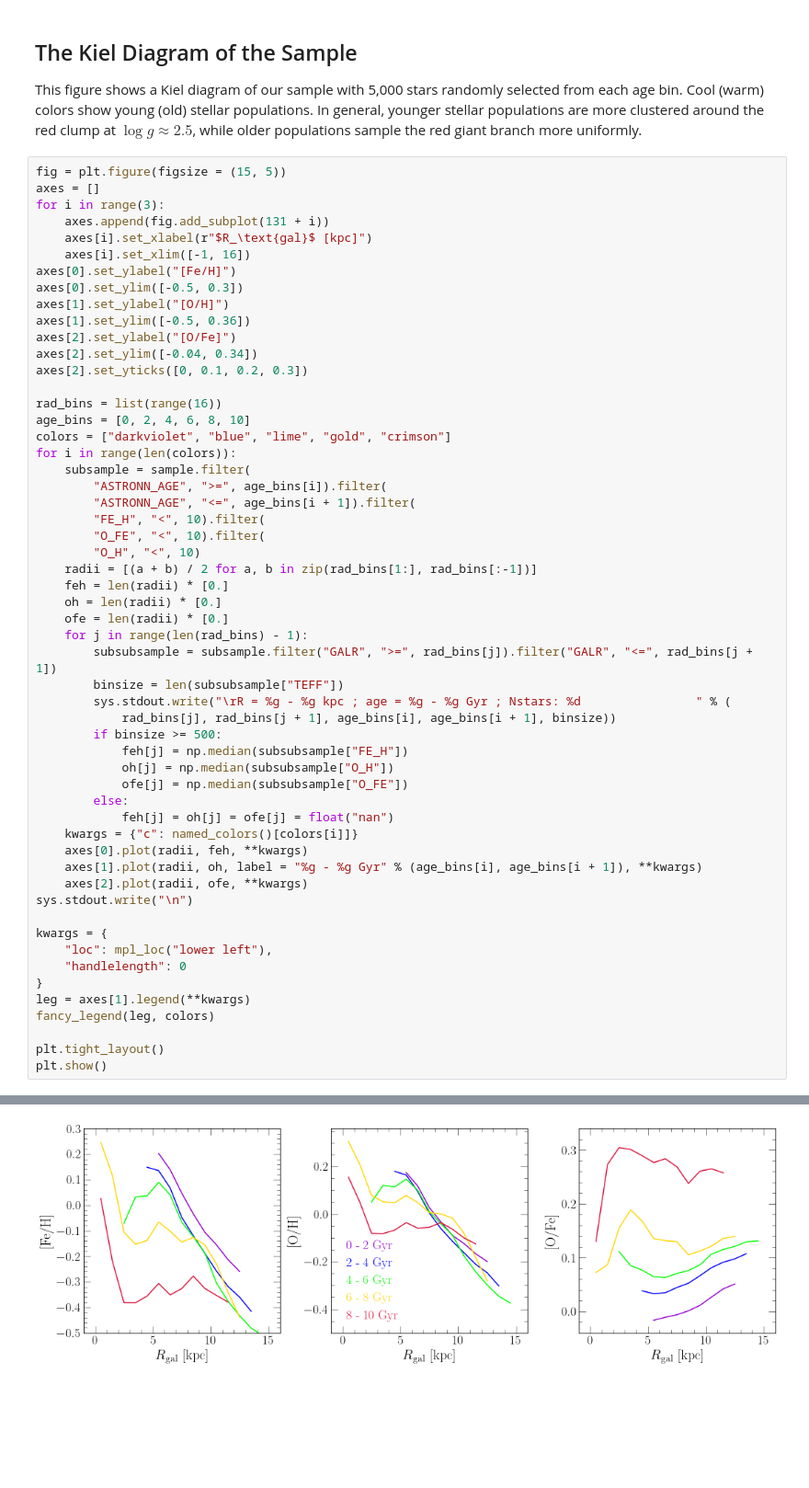
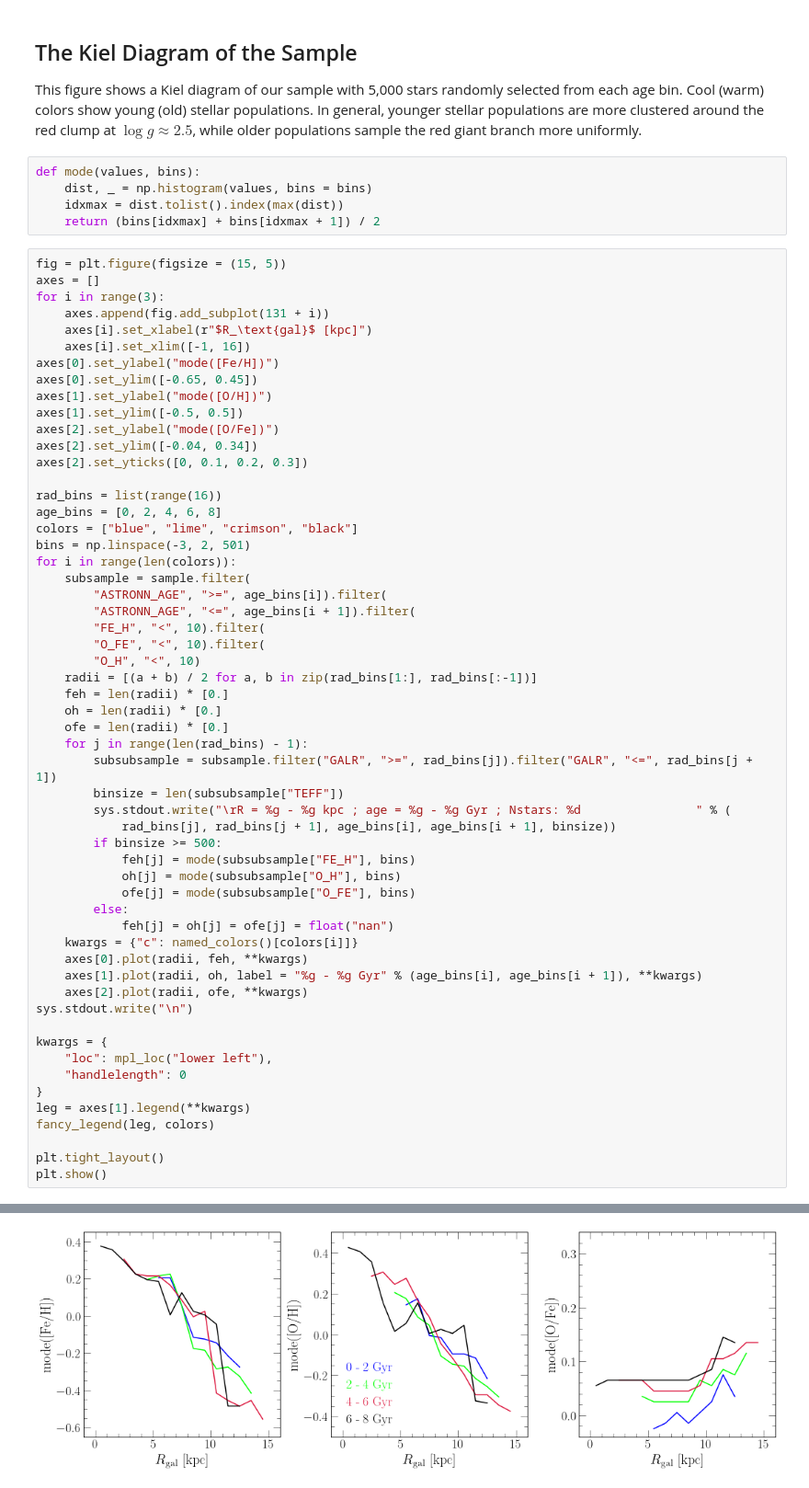
Before and after one commit to giganano/outflows, a Jupyter notebook: notebooks/apogee.ipynb, the cells around one changed output, grey strips where cells are left out. Shown: that part at 92% size. Saved outputs shown, nothing was run; the diff lists cells and outputs as text; blank space fills up the shorter version.

```diff
--- a/notebooks/apogee.ipynb
+++ b/notebooks/apogee.ipynb
@@ -155,6 +155,11 @@ plt.show()
 ## The Kiel Diagram of the Sample
 
 This figure shows a Kiel diagram of our sample with 5,000 stars randomly selected from each age bin. Cool (warm) colors show young (old) stellar populations. In general, younger stellar populations are more clustered around the red clump at $\log g \approx 2.5$, while older populations sample the red giant branch more uniformly.
+# %%
+def mode(values, bins):
+    dist, _ = np.histogram(values, bins = bins)
+    idxmax = dist.tolist().index(max(dist))
+    return (bins[idxmax] + bins[idxmax + 1]) / 2
 # %%
 fig = plt.figure(figsize = (15, 5))
 axes = []
@@ -162,17 +167,18 @@ for i in range(3):
     axes.append(fig.add_subplot(131 + i))
     axes[i].set_xlabel(r"$R_\text{gal}$ [kpc]")
     axes[i].set_xlim([-1, 16])
-axes[0].set_ylabel("[Fe/H]")
-axes[0].set_ylim([-0.5, 0.3])
-axes[1].set_ylabel("[O/H]")
-axes[1].set_ylim([-0.5, 0.36])
-axes[2].set_ylabel("[O/Fe]")
+axes[0].set_ylabel("mode([Fe/H])")
+axes[0].set_ylim([-0.65, 0.45])
+axes[1].set_ylabel("mode([O/H])")
+axes[1].set_ylim([-0.5, 0.5])
+axes[2].set_ylabel("mode([O/Fe])")
 axes[2].set_ylim([-0.04, 0.34])
 axes[2].set_yticks([0, 0.1, 0.2, 0.3])
 
 rad_bins = list(range(16))
-age_bins = [0, 2, 4, 6, 8, 10]
-colors = ["darkviolet", "blue", "lime", "gold", "crimson"]
+age_bins = [0, 2, 4, 6, 8]
+colors = ["blue", "lime", "crimson", "black"]
+bins = np.linspace(-3, 2, 501)
 for i in range(len(colors)):
     subsample = sample.filter(
         "ASTRONN_AGE", ">=", age_bins[i]).filter(
@@ -190,9 +196,9 @@ for i in range(len(colors)):
         sys.stdout.write("\rR = %g - %g kpc ; age = %g - %g Gyr ; Nstars: %d                " % (
             rad_bins[j], rad_bins[j + 1], age_bins[i], age_bins[i + 1], binsize))
         if binsize >= 500:
-            feh[j] = np.median(subsubsample["FE_H"])
-            oh[j] = np.median(subsubsample["O_H"])
-            ofe[j] = np.median(subsubsample["O_FE"])
+            feh[j] = mode(subsubsample["FE_H"], bins)
+            oh[j] = mode(subsubsample["O_H"], bins)
+            ofe[j] = mode(subsubsample["O_FE"], bins)
         else:
             feh[j] = oh[j] = ofe[j] = float("nan")
     kwargs = {"c": named_colors()[colors[i]]}
@@ -215,4 +221,4 @@ R = 14 - 15 kpc ; age = 8 - 10 Gyr ; Nstars: 57
-[figure, old version]
+[figure, new version]
 # %% [markdown]
 ## The Abundance Gradient in Bins of Age
 
```
Also changed, not shown: parts of 3 cells of this notebook, 6 other files.
